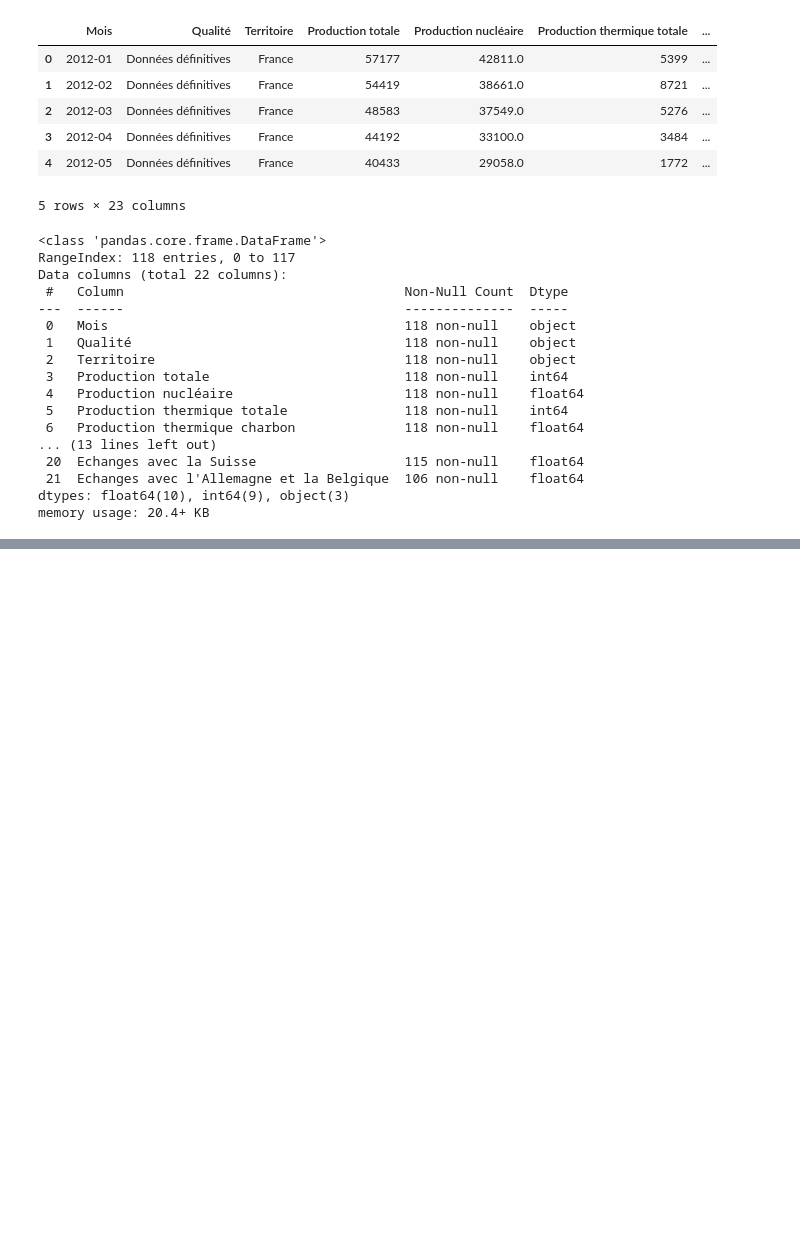
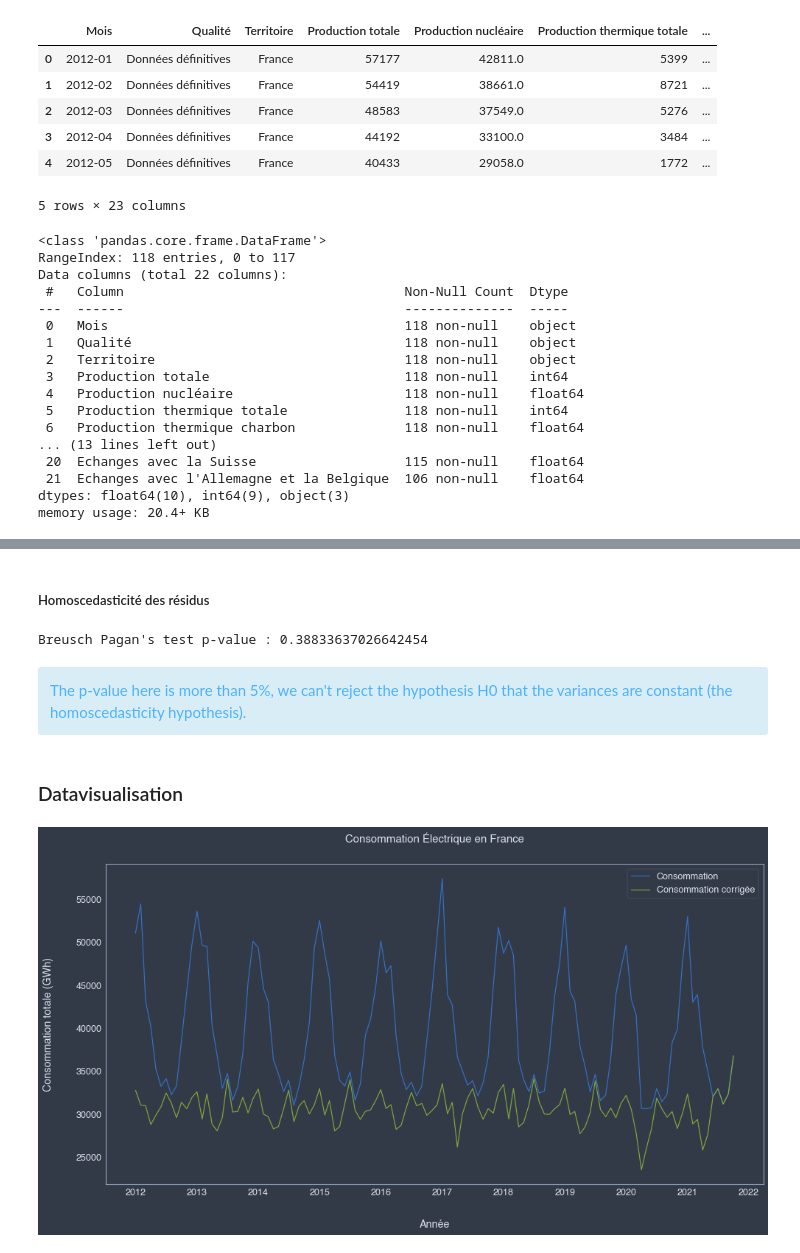
Before and after one commit to Gladouu/P9, a Jupyter notebook: P9_01_code.ipynb, the cells around one changed output, grey strips where cells are left out. Cells and saved outputs as stored; diff of their text form; code cells hidden in the pictures; blank space fills up the shorter version.

```diff
--- a/P9_01_code.ipynb
+++ b/P9_01_code.ipynb
@@ -197,0 +238,3 @@ df = df.merge(dju, on='Mois')
+# %%
+#new column for corrected consumption
+df['Consommation totale corrigée'] = df['Consommation totale'] - (df['DJU'] * lr.params['DJU']).astype(int)
@@ -197,0 +260,33 @@ df = df.merge(dju, on='Mois')
+# %% [markdown]
+##### Homoscedasticité des résidus
+# %%
+variables = lr.model.exog
+_, pval, __, f_pval = ssd.het_breuschpagan(lr.resid, variables)
+
+print("Breusch Pagan's test p-value :", pval)
+
+#clean
+del variables, _, pval, __, f_pval
+# %% [output]
+Breusch Pagan's test p-value : 0.38833637026642454
+# %% [markdown]
+<div class="admonition note alert alert-info" style="color:#4cb2ff">
+The p-value here is more than 5%, we can't reject the hypothesis H0 that the variances are constant (the homoscedasticity hypothesis).
+</div>
+# %% [markdown]
+###  Datavisualisation
+# %%
+#dataviz
+plt.figure(figsize=(16,8))
+
+sns.lineplot(data=df, x='Mois', y='Consommation totale')
+sns.lineplot(data=df, x='Mois', y='Consommation totale corrigée')
+
+plt.xlabel('Année', labelpad=30)
+plt.ylabel('Consommation totale (GWh)', labelpad=30)
+plt.legend(labels=['Consommation', 'Consommation corrigée'])
+plt.title('Consommation Électrique en France', fontsize=15, pad=30)
+
+plt.show()
+# %% [output]
+[figure, added]
```
Also changed, not shown: parts of 29 cells of this notebook.
